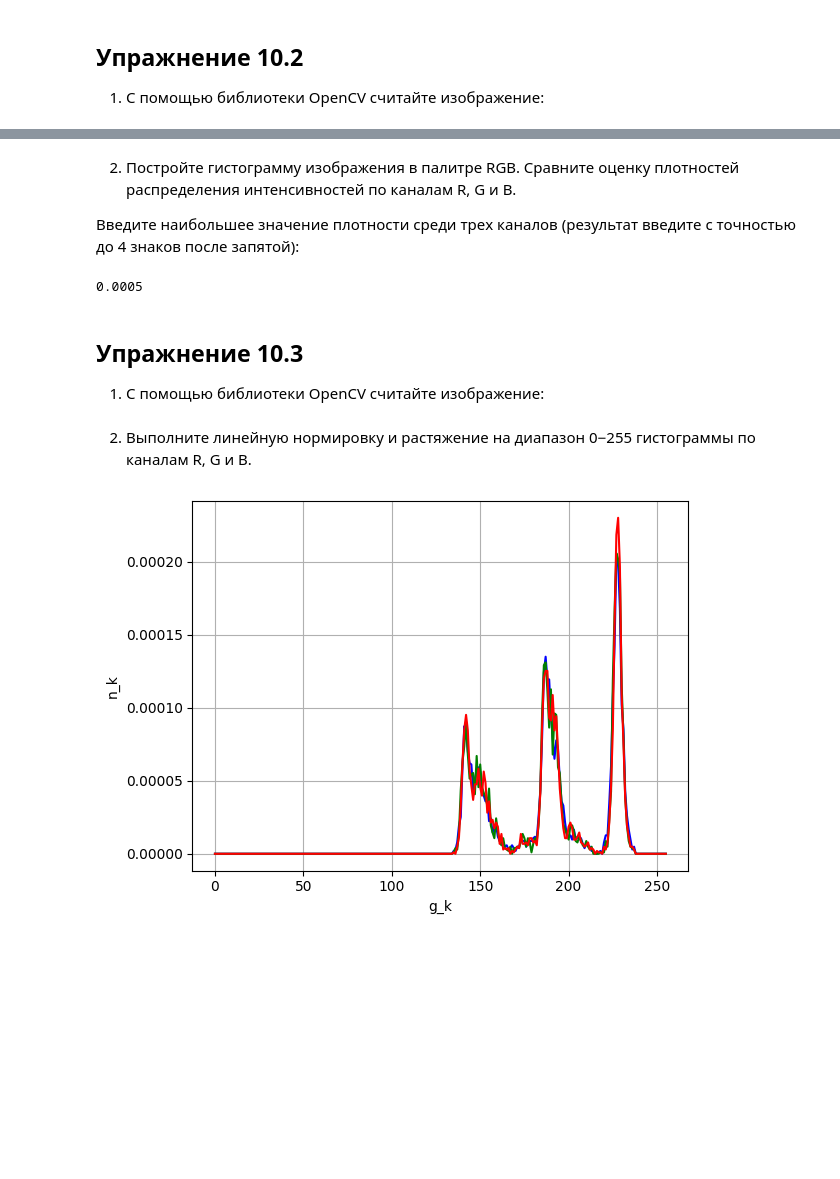
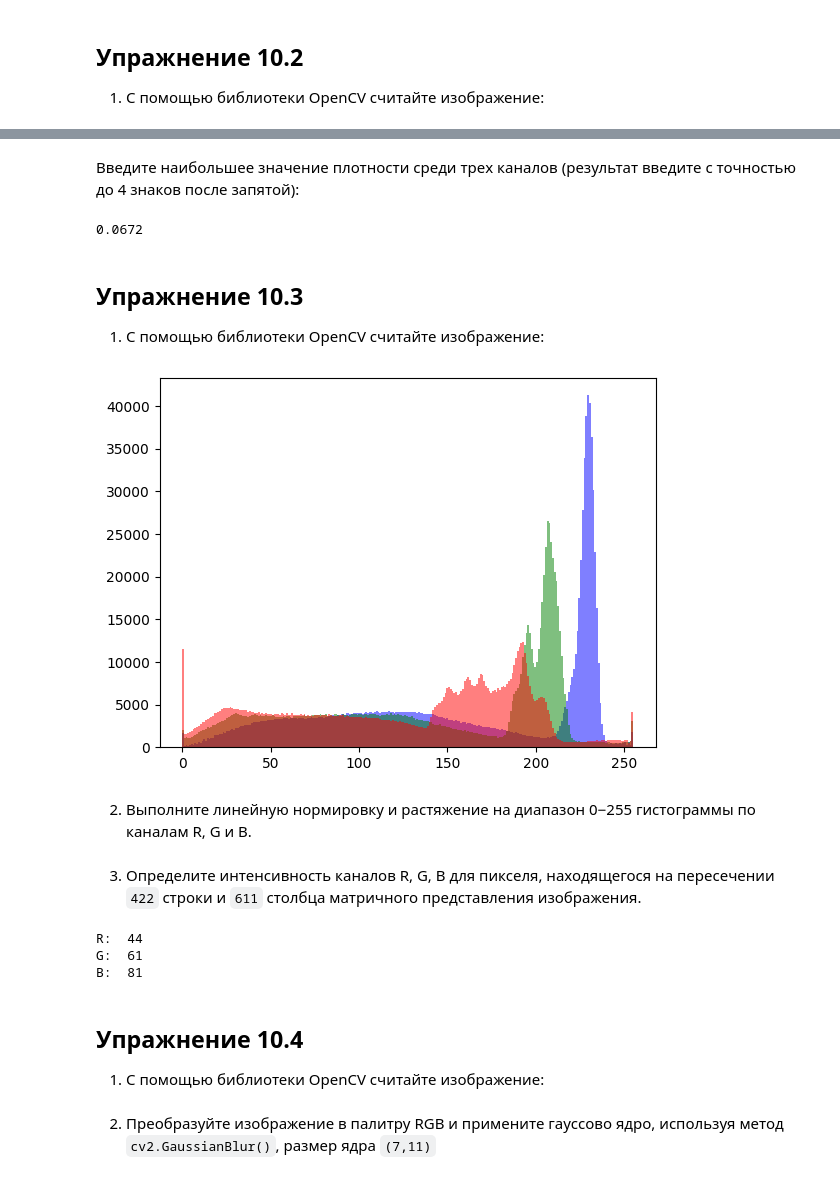
Before and after one commit to Boblabled/ITMO_text_and_image_processing_course, a Jupyter notebook: image_processing/Task_3.ipynb, the cells around one changed output, grey strips where cells are left out. Drawn from its saved outputs; the diff is of its cells as text; code cells hidden in the pictures; blank space fills up the shorter version.

```diff
--- a/image_processing/Task_3.ipynb
+++ b/image_processing/Task_3.ipynb
@@ -52,12 +42,8 @@ image_2 = cv2.imread(IMG_PATH_2)
 # %%
 hist = []
 colors = ['blue', 'green', 'red']
-n = image_2.shape[0] * image_2.shape[1]
+max_p = 0
 for i in [0, 1, 2]:
-    hist.append(cv2.calcHist(image_2, [i], None, [256], [0, 256]) / n)
-    plt.plot(hist[i], color=colors[i])
-plt.xlabel('g_k')
-plt.ylabel('n_k')
-plt.grid(True)
-plt.show()
+    hist.append(plt.hist(np.array(image_2[:, :, i].ravel()), bins=256, color=colors[i], alpha = 0.5, density=True))
+    max_p = max(max_p, hist[i][0].max())
 # %% [output]
@@ -65,30 +51,23 @@ plt.show()
 # %% [markdown]
-2. Постройте гистограмму изображения в палитре RGB. Сравните оценку плотностей распределения интенсивностей по каналам R, G и B.
-
 Введите наибольшее значение плотности среди трех каналов (результат введите с точностью до 4 знаков после запятой):
 # %%
-print("%.4f" % np.array(hist).max())
+print("%.4f" % max_p)
 # %% [output]
-0.0005
+0.0672
 # %% [markdown]
 ## Упражнение 10.3
 1. С помощью библиотеки OpenCV считайте изображение:
 # %%
 IMG_PATH_3 = "data\\Task_3\\3.jpg"
 image_3 = cv2.imread(IMG_PATH_3)
-# %% [markdown]
-2. Выполните линейную нормировку и растяжение на диапазон 0−255
- гистограммы по каналам R, G и B.
 # %%
 hist = []
 colors = ['blue', 'green', 'red']
-n = image_3.shape[0] * image_3.shape[1]
+max_p = 0
 for i in [0, 1, 2]:
-    hist.append(cv2.calcHist(image_3, [i], None, [256], [0, 256]) / n)
-    plt.plot(hist[i], color=colors[i])
-plt.xlabel('g_k')
-plt.ylabel('n_k')
-plt.grid(True)
-plt.show()
+    hist.append(plt.hist(np.array(image_3[:, :, i].ravel()), bins=256, color=colors[i], alpha = 0.5))
 # %% [output]
-[figure, old version]
+[figure, new version]
+# %% [markdown]
+2. Выполните линейную нормировку и растяжение на диапазон 0−255
+ гистограммы по каналам R, G и B.
@@ -94,0 +78,16 @@ plt.show()
+# %% [markdown]
+3. Определите интенсивность каналов R, G, B для пикселя, находящегося на пересечении `422`
+ строки и `611`
+ столбца матричного представления изображения.
+# %%
+b, g, r = new_image_3[422][611]
+print("R: ", r)
+print("G: ", g)
+print("B: ", b)
+# %% [output]
+R:  44
+G:  61
+B:  81
+# %% [markdown]
+## Упражнение 10.4
+1. С помощью библиотеки OpenCV считайте изображение:
@@ -94,0 +97,2 @@ plt.show()
+# %% [markdown]
+2. Преобразуйте изображение в палитру RGB и примените гауссово ядро, используя метод `cv2.GaussianBlur()`, размер ядра `(7,11)`
```
Also changed, not shown: parts of 16 cells of this notebook, 2 other files.
